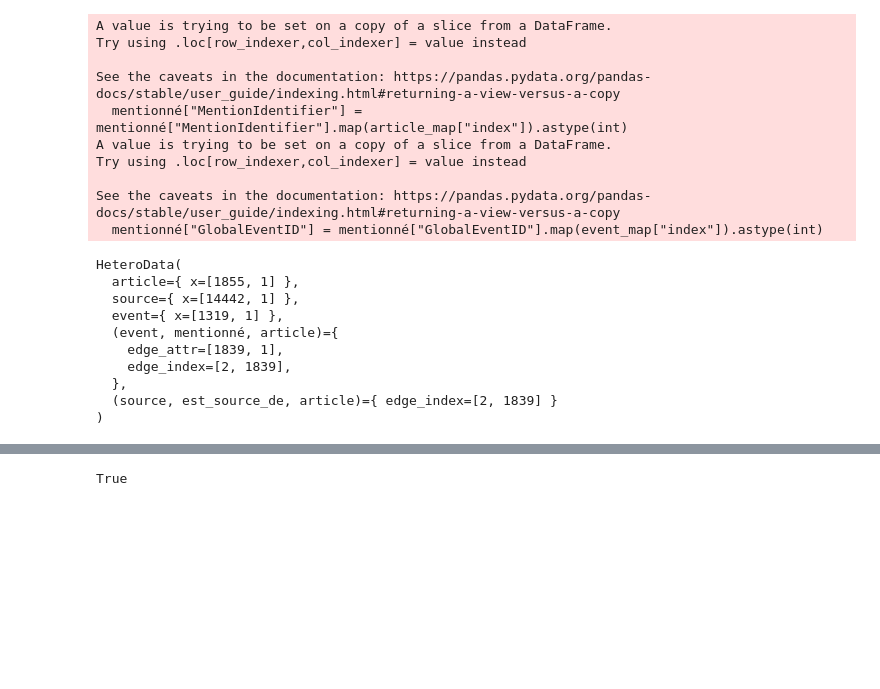
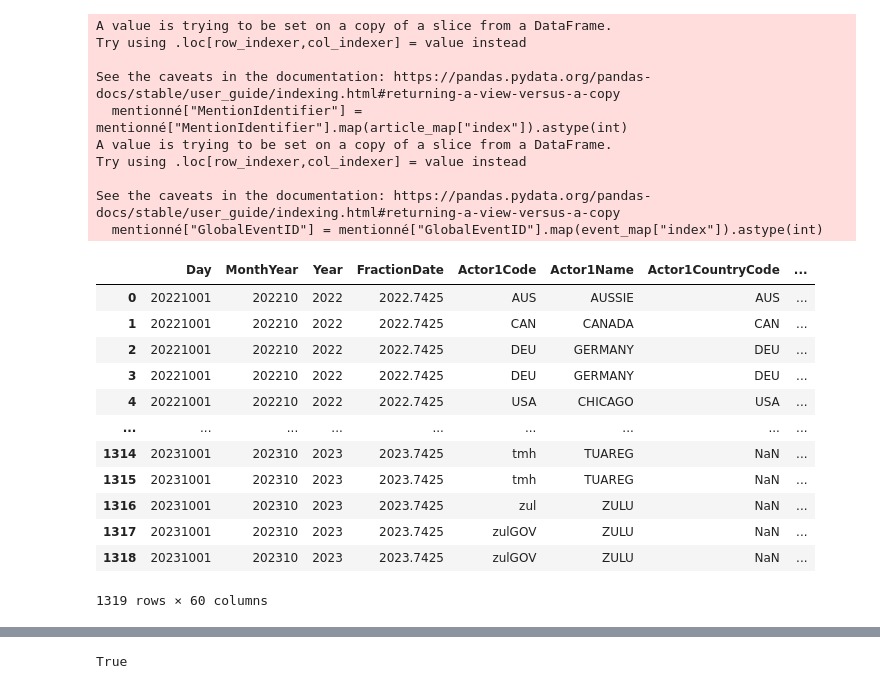
Before and after one commit to MatthiasPicard/fake-news-detection, a Jupyter notebook: urls.ipynb, the cells around one changed output, grey strips where cells are left out. Saved outputs shown, nothing was run; the diff lists cells and outputs as text; code cells hidden in the pictures; blank space fills up the shorter version.

```diff
--- a/urls.ipynb
+++ b/urls.ipynb
@@ -430,6 +446,22 @@ See the caveats in the documentation: https://pandas.pydata.org/pandas-docs/stab
 # create attributes for the mentionné edges
 
 df_mentions_edges = df_test.drop(["GlobalEventID","MentionIdentifier","MentionSourceName"], axis = 1)
+# %%
+df_test_event_sorted
+# %% [output]
+|  | Day | MonthYear | Year | FractionDate | Actor1Code | Actor1Name | Actor1CountryCode | ... |
+| 0 | 20221001 | 202210 | 2022 | 2022.7425 | AUS | AUSSIE | AUS | ... |
+| 1 | 20221001 | 202210 | 2022 | 2022.7425 | CAN | CANADA | CAN | ... |
+| 2 | 20221001 | 202210 | 2022 | 2022.7425 | DEU | GERMANY | DEU | ... |
+| 3 | 20221001 | 202210 | 2022 | 2022.7425 | DEU | GERMANY | DEU | ... |
+| 4 | 20221001 | 202210 | 2022 | 2022.7425 | USA | CHICAGO | USA | ... |
+| ... | ... | ... | ... | ... | ... | ... | ... | ... |
+| 1314 | 20231001 | 202310 | 2023 | 2023.7425 | tmh | TUAREG | NaN | ... |
+| 1315 | 20231001 | 202310 | 2023 | 2023.7425 | tmh | TUAREG | NaN | ... |
+| 1316 | 20231001 | 202310 | 2023 | 2023.7425 | zul | ZULU | NaN | ... |
+| 1317 | 20231001 | 202310 | 2023 | 2023.7425 | zulGOV | ZULU | NaN | ... |
+| 1318 | 20231001 | 202310 | 2023 | 2023.7425 | zulGOV | ZULU | NaN | ... |
+1319 rows × 60 columns
 # %%
 # Using only the first csv of events mentions and sources to start
 
@@ -449,13 +485,0 @@ data['source', 'est_source_de', 'article'].edge_index = torch.from_numpy(edge_es
-# %%
-data
-# %% [output]
-HeteroData(
-  article={ x=[1855, 1] },
-  source={ x=[14442, 1] },
-  event={ x=[1319, 1] },
-  (event, mentionné, article)={
-    edge_attr=[1839, 1],
-    edge_index=[2, 1839],
-  },
-  (source, est_source_de, article)={ edge_index=[2, 1839] }
-)
```
Also changed, not shown: parts of 32 cells of this notebook, 1 other file.
